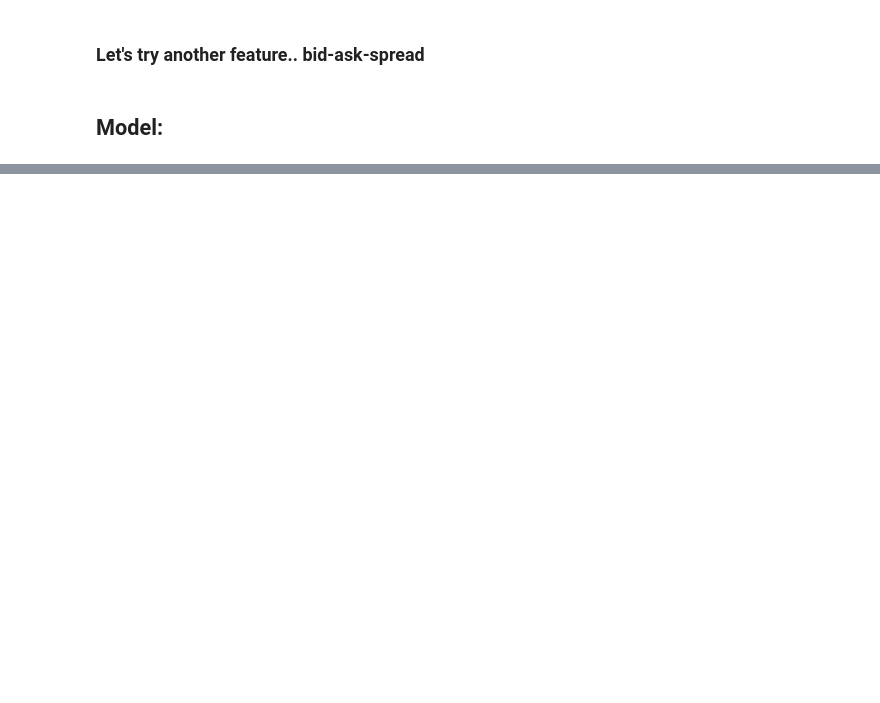
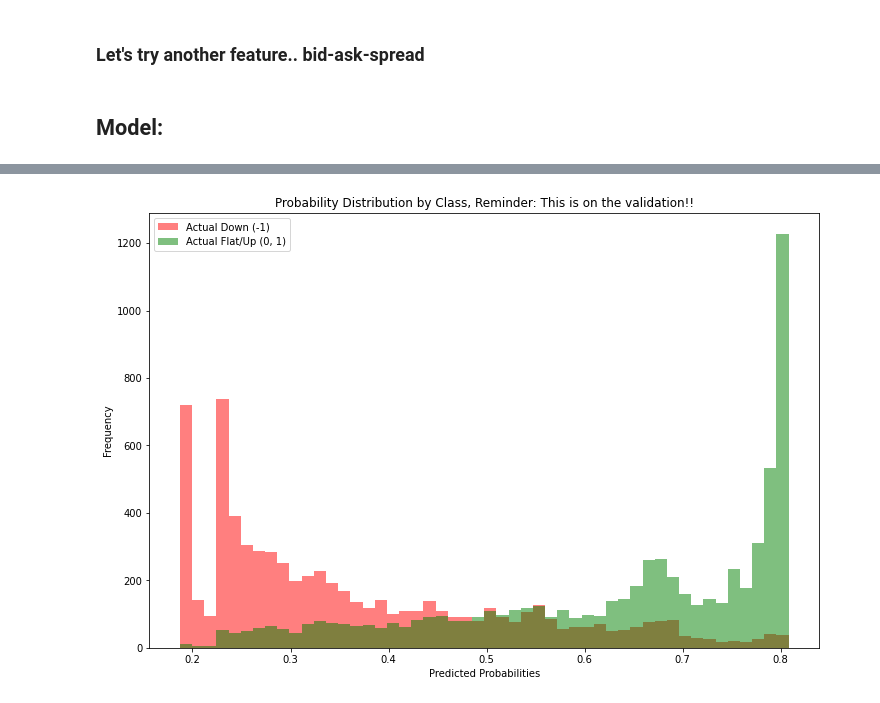
Before and after one commit to tdore738/trading_at_the_close, a Jupyter notebook: Workspace/First_Model/data_playground.ipynb, the cells around one changed output, grey strips where cells are left out. Drawn from its saved outputs; the diff is of its cells as text; code cells hidden in the pictures; blank space fills up the shorter version.

Commit message:
implementing model to predict change over last 6: WOW! Classifier does an amazing job! Regressor has a bit of work to do, but optimistic it can get there.

```diff
--- a/Workspace/First_Model/data_playground.ipynb
+++ b/Workspace/First_Model/data_playground.ipynb
@@ -737,0 +833,6 @@ shap.dependence_plot("seconds_in_bucket", shap_values, valid_X_up)
+# %%
+divide = 200
+train_data_X = x_new_feats.loc[pdidx[:divide, :], :].reset_index().drop(columns=['date_id'])
+train_data_Y = np.sign(DY_stock.loc[pdidx[:divide, :]]).values
+valid_data_X = x_new_feats.loc[pdidx[divide:, :], :].reset_index().drop(columns=['date_id'])
+valid_data_Y = np.sign(DY_stock.loc[pdidx[divide:, :]]).values
@@ -737,0 +841,11 @@ shap.dependence_plot("seconds_in_bucket", shap_values, valid_X_up)
+# %%
+mask_train = ~np.isnan(train_data_Y)
+train_X_clean = train_data_X[mask_train].copy()
+train_Y_clean = train_data_Y[mask_train].copy()
+
+mask_valid = ~np.isnan(valid_data_Y)
+valid_X_clean = valid_data_X[mask_valid].copy()
+valid_Y_clean = valid_data_Y[mask_valid].copy()
+
+train_Y_binary = (train_data_Y[mask_train] >= 0).astype(int)
+valid_Y_binary = (valid_data_Y[mask_valid] >= 0).astype(int)
@@ -737,0 +854,10 @@ shap.dependence_plot("seconds_in_bucket", shap_values, valid_X_up)
+# %%
+BT = xgb.XGBClassifier(
+    objective="binary:logistic",
+    tree_method="hist",
+    learning_rate=0.05,
+    n_estimators=20,
+    max_depth=6
+)
+
+BT.set_params(eval_metric=["auc","logloss"], early_stopping_rounds=50)
@@ -737,0 +878,2 @@ shap.dependence_plot("seconds_in_bucket", shap_values, valid_X_up)
+# %%
+BT.fit(train_X_clean, train_Y_binary, eval_set=[(valid_X_clean, valid_Y_binary)], verbose=True)
@@ -737,0 +1011,13 @@ shap.dependence_plot("seconds_in_bucket", shap_values, valid_X_up)
+# %%
+fig, ax = plt.subplots(figsize=(12, 8))
+
+ax.hist(proba_valid_BT[valid_Y_binary == 0], bins=50, alpha=0.5, label='Actual Down (-1)', color='red')
+ax.hist(proba_valid_BT[valid_Y_binary == 1], bins=50, alpha=0.5, label='Actual Flat/Up (0, 1)', color='green')
+
+ax.set_title('Probability Distribution by Class, Reminder: This is on the validation!!')
+ax.set_xlabel('Predicted Probabilities')
+ax.set_ylabel('Frequency')
+ax.legend()
+plt.show()
+# %% [output]
+[figure, added]
```
Also changed, not shown: parts of 69 cells of this notebook.
